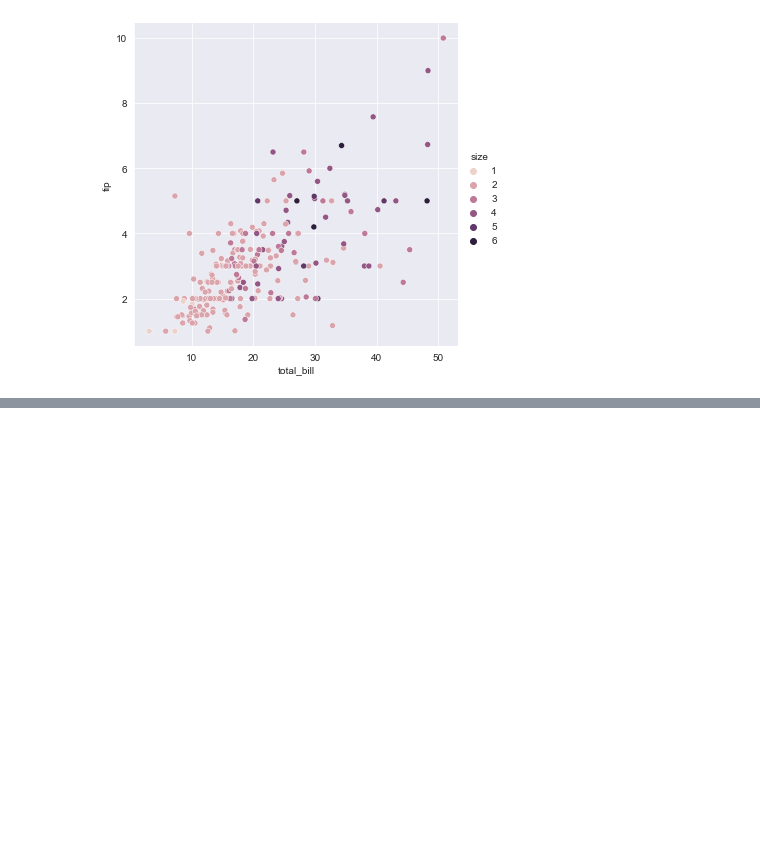
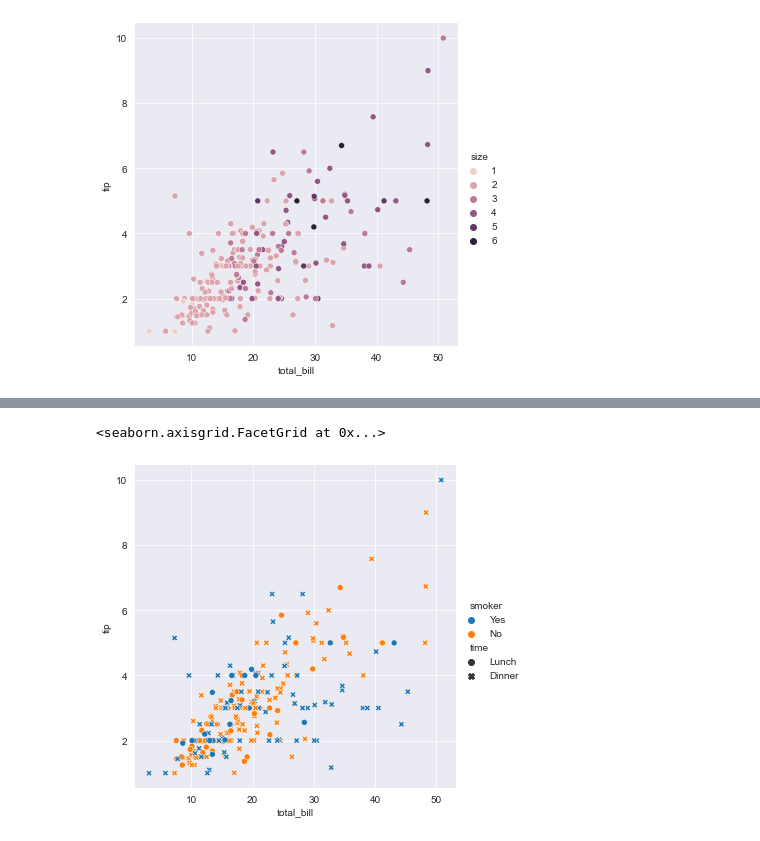
Before and after one commit to dehsheikh/Data_Science, a Jupyter notebook: Data_Visualization/Seaborn.ipynb, the cells around one changed output, grey strips where cells are left out. Saved outputs shown, nothing was run; the diff lists cells and outputs as text; code cells hidden in the pictures; blank space fills up the shorter version.

```diff
--- a/Data_Visualization/Seaborn.ipynb
+++ b/Data_Visualization/Seaborn.ipynb
@@ -40,0 +53,10 @@ sns.relplot(data = tips,
+# %%
+sns.relplot(data = tips,
+            x = "total_bill",
+            y = "tip",
+            hue = "smoker",
+            style = "time"
+)
+# %% [output]
+<seaborn.axisgrid.FacetGrid at 0x...>
+[figure, added]
```
Also changed, not shown: parts of 4 cells of this notebook.
